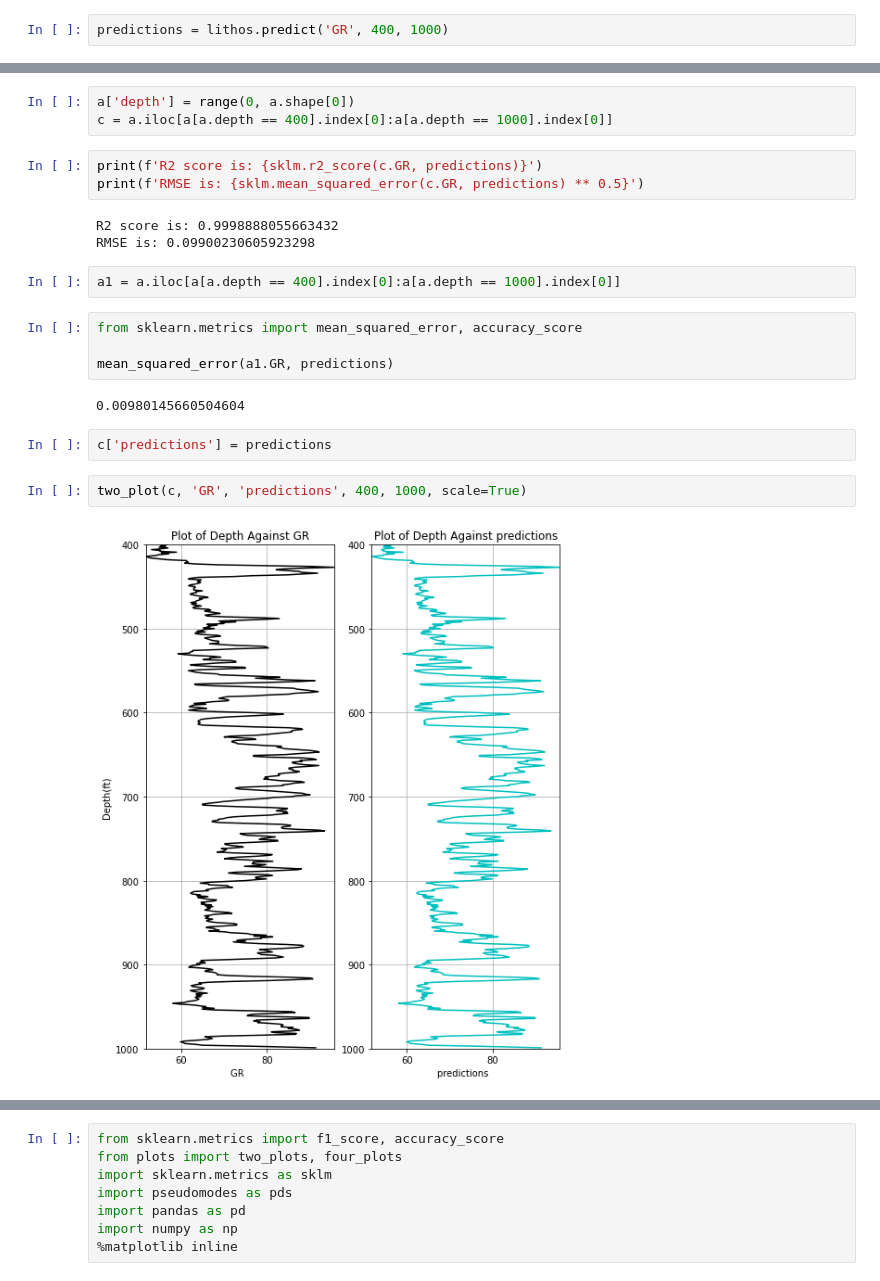
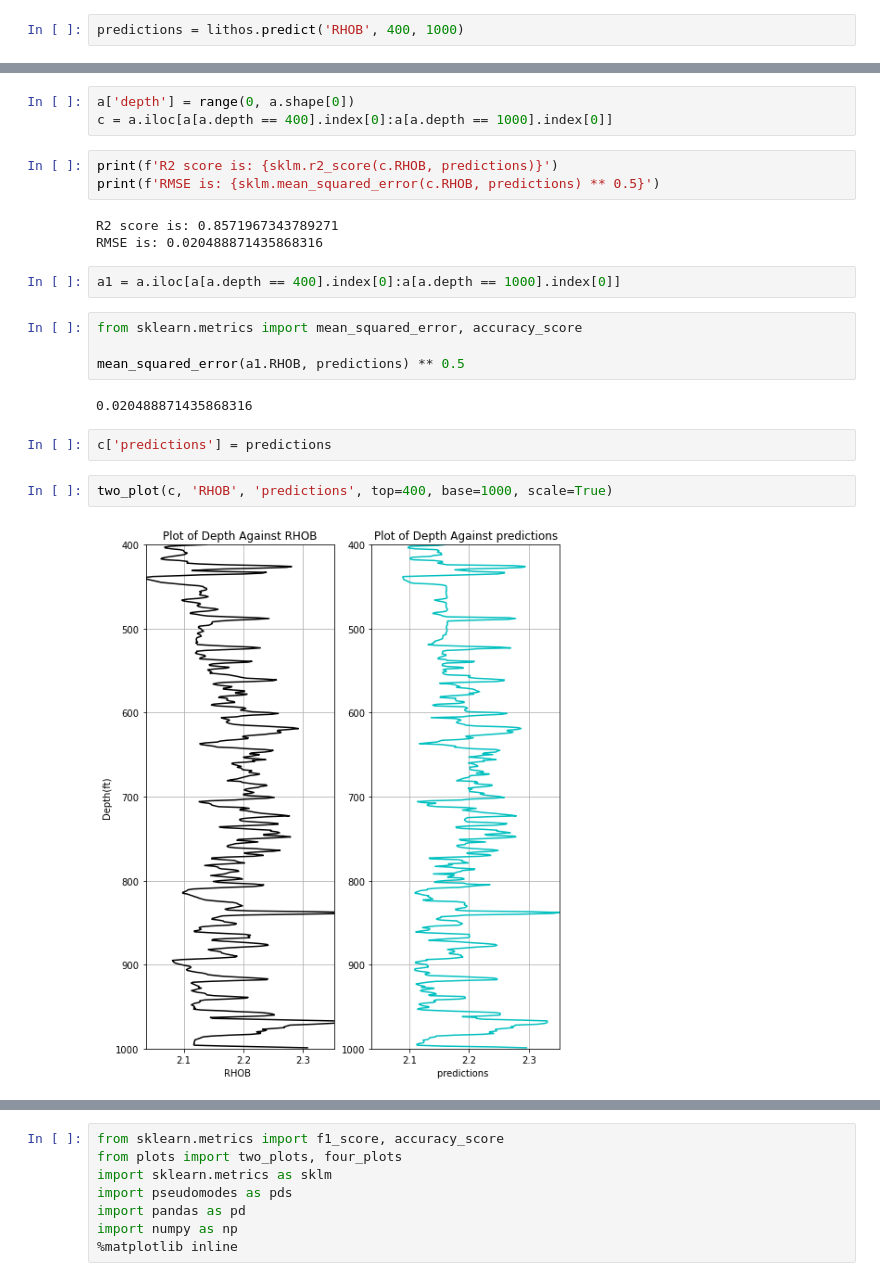
Before and after one commit to olawaleibrahim/petroeval, a Jupyter notebook: petroeval/Tutorial_ML.ipynb, the cells around one changed output, grey strips where cells are left out. Saved outputs shown, nothing was run; the diff lists cells and outputs as text.

```diff
--- a/petroeval/Tutorial_ML.ipynb
+++ b/petroeval/Tutorial_ML.ipynb
@@ -10,7 +10,7 @@ df = pd.read_csv('data/traindata.csv')
 # %%
 lithos = pds.PredictLitho(df, None)
 # %%
-predictions = lithos.predict('GR', 400, 1000)
+predictions = lithos.predict('RHOB', 400, 1000)
 # %% [output]
 [Parallel(n_jobs=1)]: Using backend SequentialBackend with 1 concurrent workers.
 [Parallel(n_jobs=1)]: Done   1 out of   1 | elapsed:    0.0s remaining:    0.0s
@@ -71,22 +45,22 @@ a = df.copy()
 a['depth'] = range(0, a.shape[0])
 c = a.iloc[a[a.depth == 400].index[0]:a[a.depth == 1000].index[0]]
 # %%
-print(f'R2 score is: {sklm.r2_score(c.GR, predictions)}')
-print(f'RMSE is: {sklm.mean_squared_error(c.GR, predictions) ** 0.5}')
+print(f'R2 score is: {sklm.r2_score(c.RHOB, predictions)}')
+print(f'RMSE is: {sklm.mean_squared_error(c.RHOB, predictions) ** 0.5}')
 # %% [output]
-R2 score is: 0.9998888055663432
-RMSE is: 0.09900230605923298
+R2 score is: 0.8571967343789271
+RMSE is: 0.020488871435868316
 # %%
 a1 = a.iloc[a[a.depth == 400].index[0]:a[a.depth == 1000].index[0]]
 # %%
 from sklearn.metrics import mean_squared_error, accuracy_score
 
-mean_squared_error(a1.GR, predictions)
+mean_squared_error(a1.RHOB, predictions) ** 0.5
 # %% [output]
-0.00980145660504604
+0.020488871435868316
 # %%
 c['predictions'] = predictions
 # %%
-two_plot(c, 'GR', 'predictions', 400, 1000, scale=True)
+two_plot(c, 'RHOB', 'predictions', top=400, base=1000, scale=True)
 # %% [output]
-[figure, old version]
+[figure, new version]
```
Also changed, not shown: parts of 8 cells of this notebook, 2 other files.
